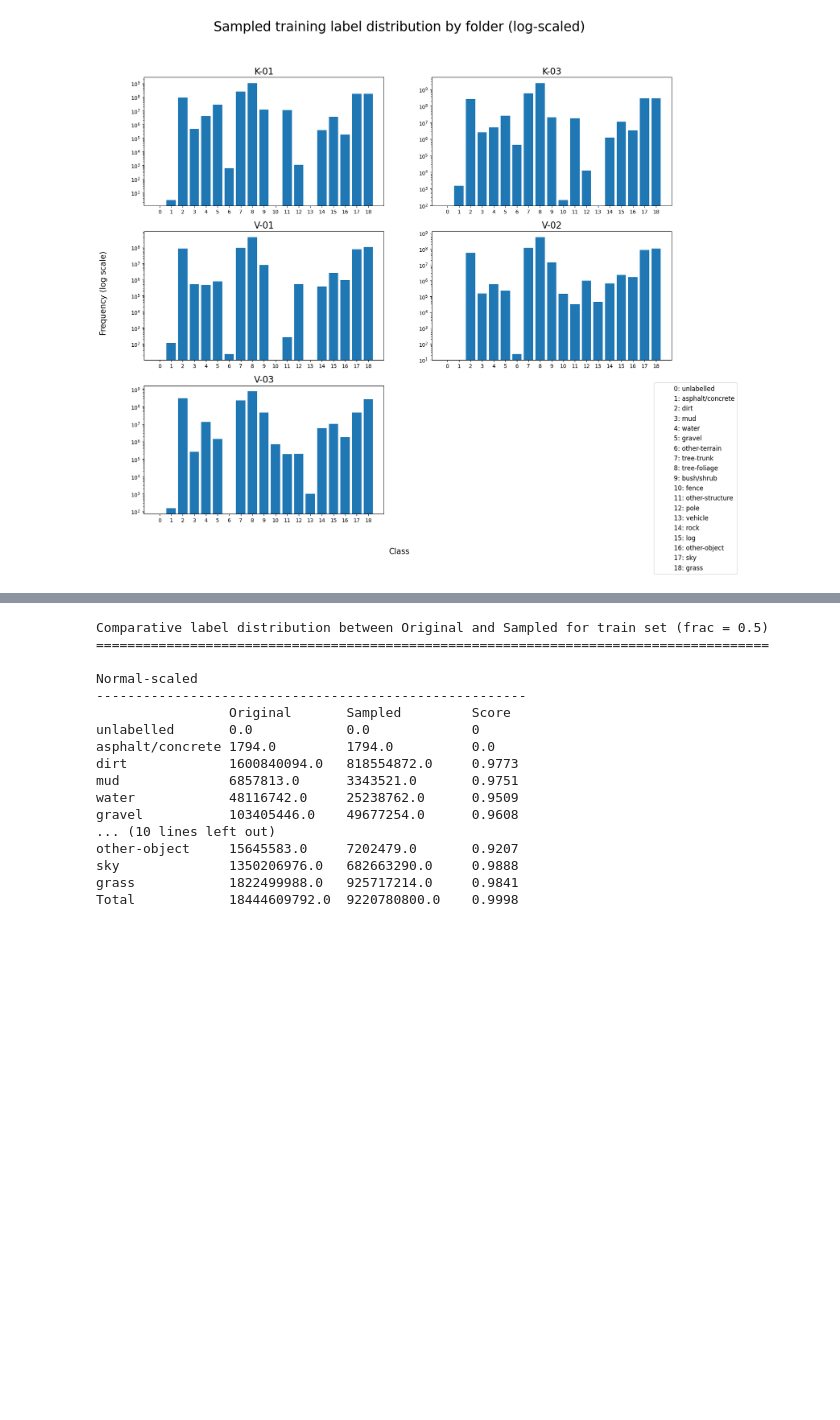
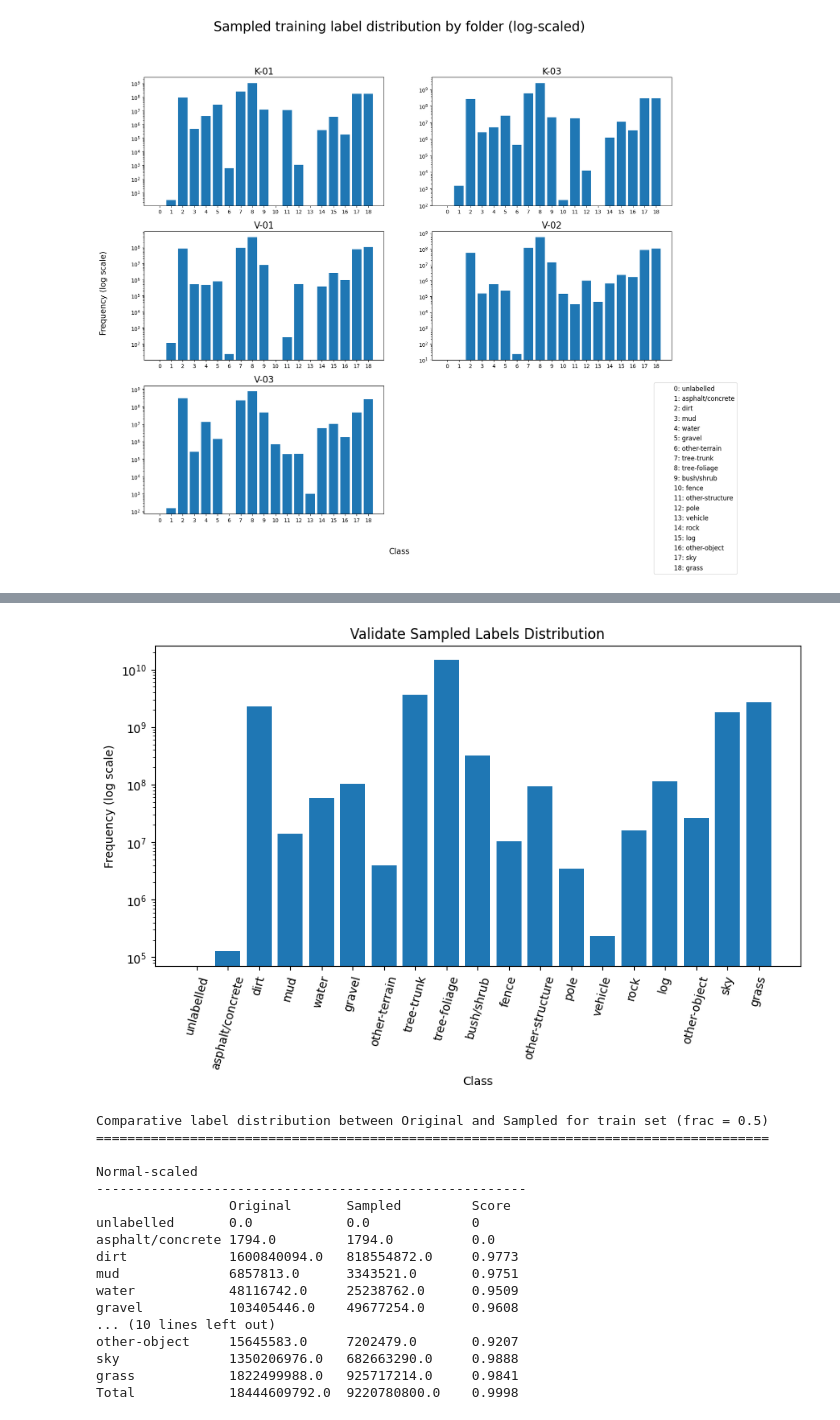
Before and after one commit to liam0414/COMP9517-Project, a Jupyter notebook: eda.ipynb, the cells around one changed output, grey strips where cells are left out. Saved outputs shown, nothing was run; the diff lists cells and outputs as text; code cells hidden in the pictures; blank space fills up the shorter version.

```diff
--- a/eda.ipynb
+++ b/eda.ipynb
@@ -772,3 +910,7 @@ TypeError: expected a sequence of integers or a single integer, got '8.680996450
+# %%
+plot_distribution(dataset_labels, 'Validate Sampled Labels Distribution', METAINFO['classes'], log=True)
+# %% [output]
+[figure, added]
 # %%
 print_sampling_info(train_labels, train_labels_sampled2, "train", id_labels, print_log=0)
 # %% [output]
```
Also changed, not shown: parts of 17 cells of this notebook.
